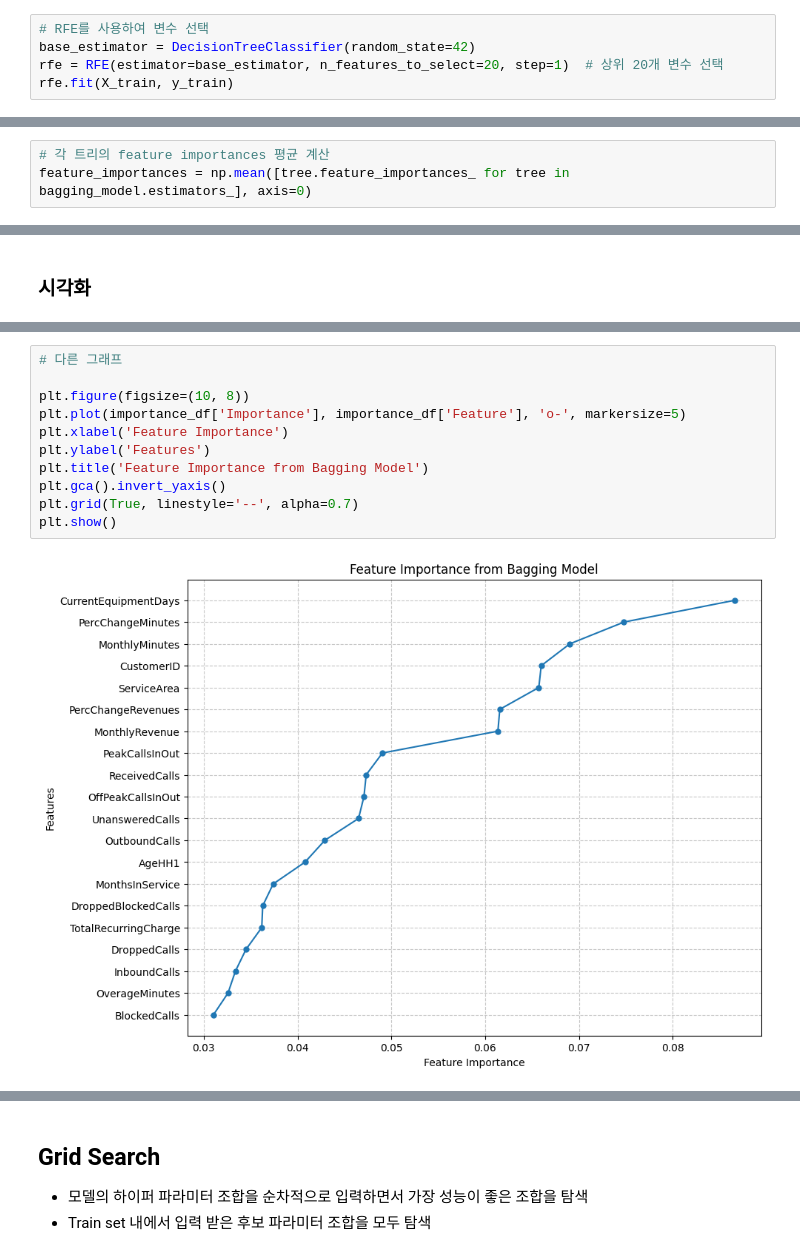
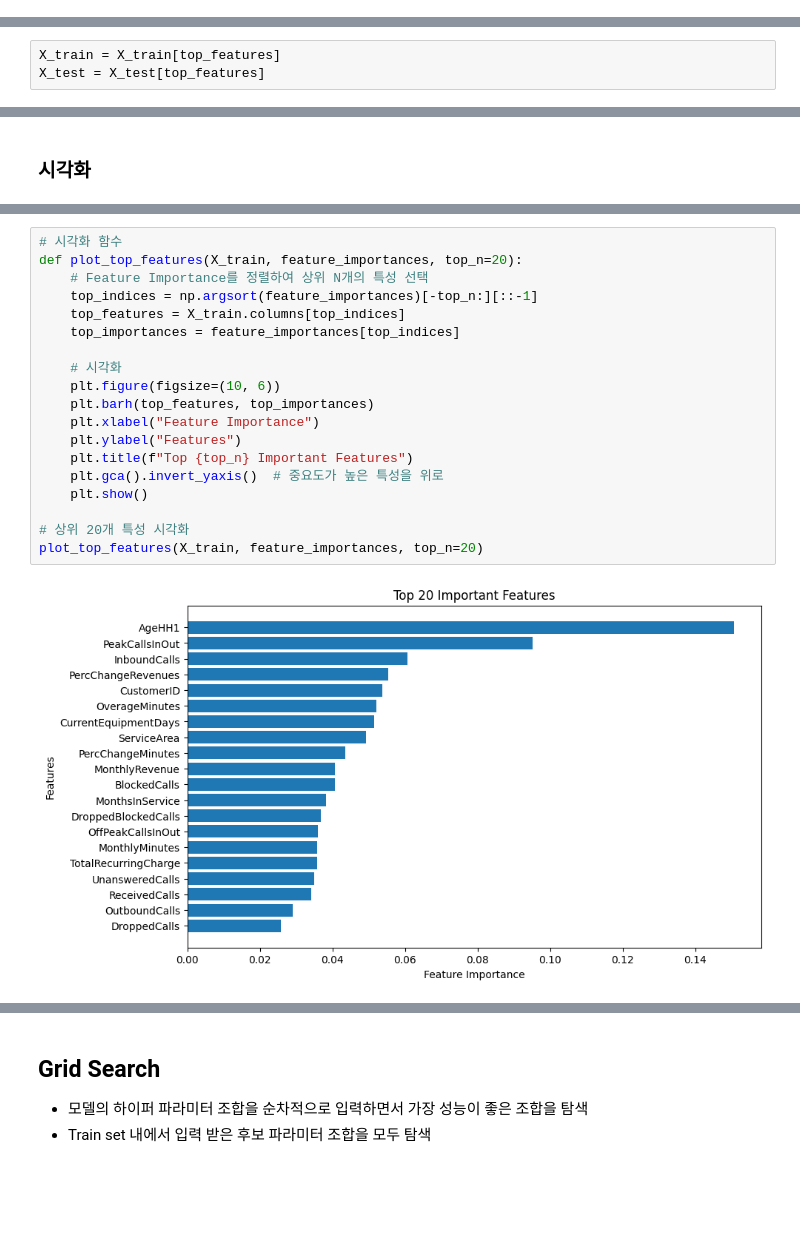
Before and after one commit to rlarlqor0513/Data_Analysis_Project_rfm, a Jupyter notebook: main.ipynb, the cells around one changed output, grey strips where cells are left out. Saved outputs shown, nothing was run; the diff lists cells and outputs as text; blank space fills up the shorter version.

```diff
--- a/main.ipynb
+++ b/main.ipynb
@@ -162,8 +162,3 @@ test = combined_data.iloc[len(train):, :].copy()
 X_train = train.drop(columns=['Churn'])
 y_train = train['Churn']
 X_test = test.drop(columns=['Churn'], errors='ignore')
-# %%
-# RFE를 사용하여 변수 선택
-base_estimator = DecisionTreeClassifier(random_state=42)
-rfe = RFE(estimator=base_estimator, n_features_to_select=20, step=1)  # 상위 20개 변수 선택
-rfe.fit(X_train, y_train)
@@ -177,3 +213,6 @@ X_test_selected = X_test[selected_features]
+# %%
+X_train = X_train[top_features]
+X_test = X_test[top_features]
 # %%
 from sklearn.preprocessing import StandardScaler
 from imblearn.over_sampling import SMOTE
@@ -194,3 +229,0 @@ BaggingClassifier(estimator=DecisionTreeClassifier(random_state=42),
-# %%
-# 각 트리의 feature importances 평균 계산
-feature_importances = np.mean([tree.feature_importances_ for tree in bagging_model.estimators_], axis=0)
@@ -217,16 +248,24 @@ plt.show()
-# %%
-# 다른 그래프
-
-plt.figure(figsize=(10, 8))
-plt.plot(importance_df['Importance'], importance_df['Feature'], 'o-', markersize=5)
-plt.xlabel('Feature Importance')
-plt.ylabel('Features')
-plt.title('Feature Importance from Bagging Model')
-plt.gca().invert_yaxis()
-plt.grid(True, linestyle='--', alpha=0.7)
-plt.show()
-# %% [output]
-[figure, removed]
+# %%
+# 시각화 함수
+def plot_top_features(X_train, feature_importances, top_n=20):
+    # Feature Importance를 정렬하여 상위 N개의 특성 선택
+    top_indices = np.argsort(feature_importances)[-top_n:][::-1]
+    top_features = X_train.columns[top_indices]
+    top_importances = feature_importances[top_indices]
+
+    # 시각화
+    plt.figure(figsize=(10, 6))
+    plt.barh(top_features, top_importances)
+    plt.xlabel("Feature Importance")
+    plt.ylabel("Features")
+    plt.title(f"Top {top_n} Important Features")
+    plt.gca().invert_yaxis()  # 중요도가 높은 특성을 위로
+    plt.show()
+
+# 상위 20개 특성 시각화
+plot_top_features(X_train, feature_importances, top_n=20)
+# %% [output]
+[figure, added]
 # %%
 # 최종 변수 목록 출력
 print("최종 선정된 변수 목록:")
```
Also changed, not shown: parts of 23 cells of this notebook, 2 other files.
